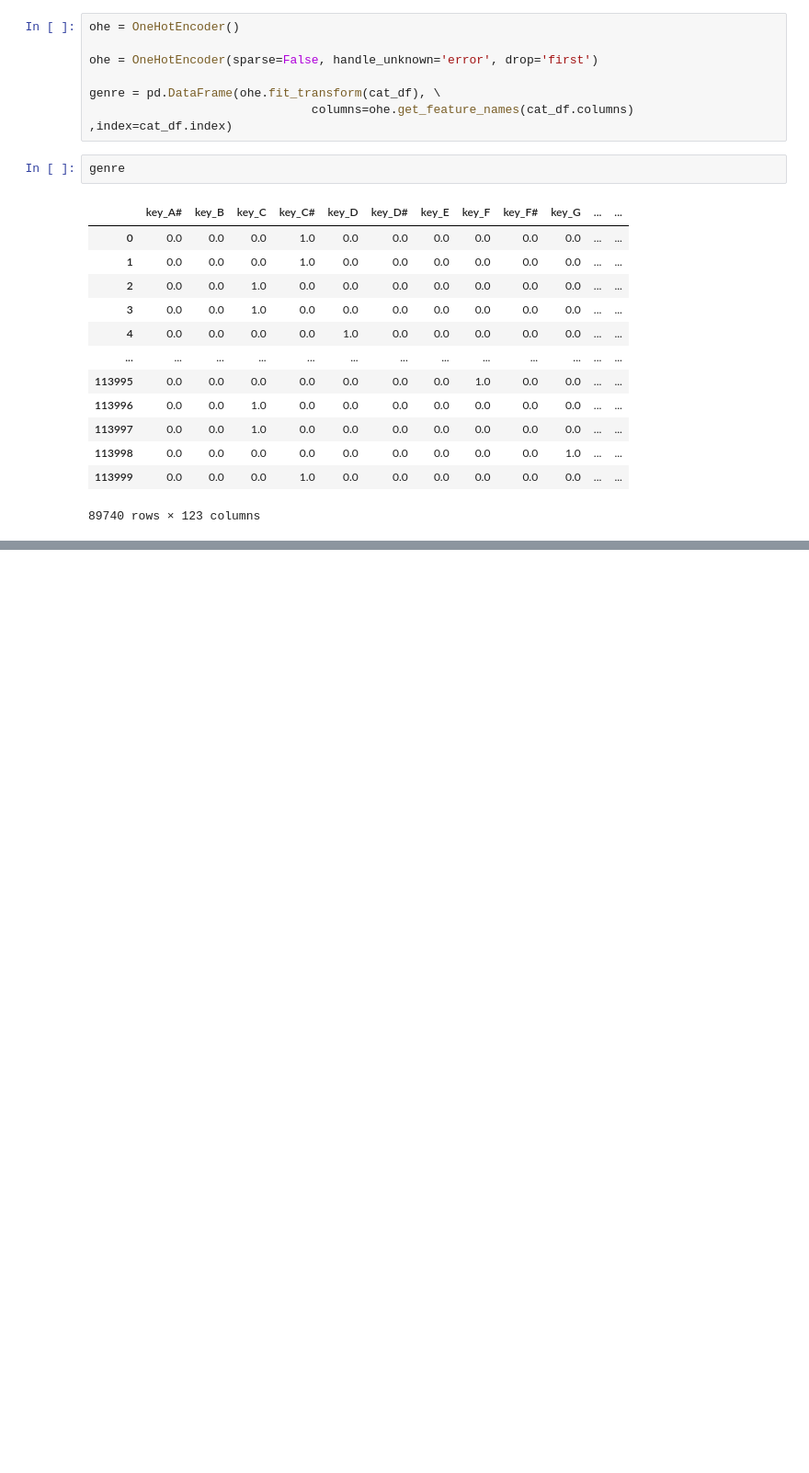
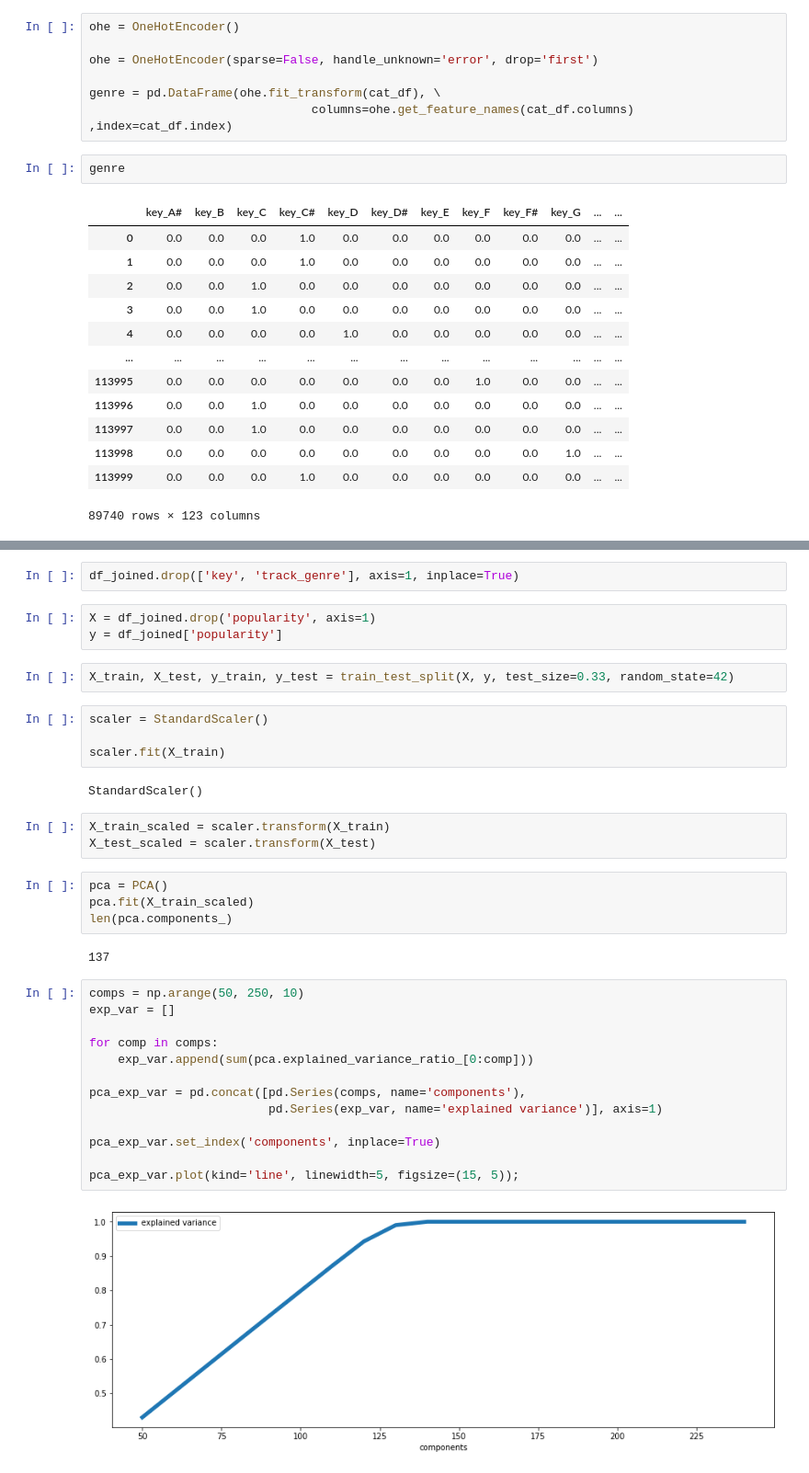
Before and after one commit to GeorgeFerre/spotify_popularity, a Jupyter notebook: popularity_model.ipynb, the cells around one changed output, grey strips where cells are left out. Shown at 92% size. Saved outputs shown, nothing was run; the diff lists cells and outputs as text; blank space fills up the shorter version.

```diff
--- a/popularity_model.ipynb
+++ b/popularity_model.ipynb
@@ -224,0 +243,37 @@ genre
+# %%
+df_joined.drop(['key', 'track_genre'], axis=1, inplace=True)
+# %%
+X = df_joined.drop('popularity', axis=1)
+y = df_joined['popularity']
+# %%
+X_train, X_test, y_train, y_test = train_test_split(X, y, test_size=0.33, random_state=42)
+# %%
+scaler = StandardScaler()
+
+scaler.fit(X_train)
+# %% [output]
+StandardScaler()
+# %%
+X_train_scaled = scaler.transform(X_train)
+X_test_scaled = scaler.transform(X_test)
+# %%
+pca = PCA()
+pca.fit(X_train_scaled)
+len(pca.components_)
+# %% [output]
+137
+# %%
+comps = np.arange(50, 250, 10)
+exp_var = []
+
+for comp in comps:
+    exp_var.append(sum(pca.explained_variance_ratio_[0:comp]))
+
+pca_exp_var = pd.concat([pd.Series(comps, name='components'),
+                         pd.Series(exp_var, name='explained variance')], axis=1)
+
+pca_exp_var.set_index('components', inplace=True)
+
+pca_exp_var.plot(kind='line', linewidth=5, figsize=(15, 5));
+# %% [output]
+[figure, added]
```
Also changed, not shown: parts of 14 cells of this notebook.
